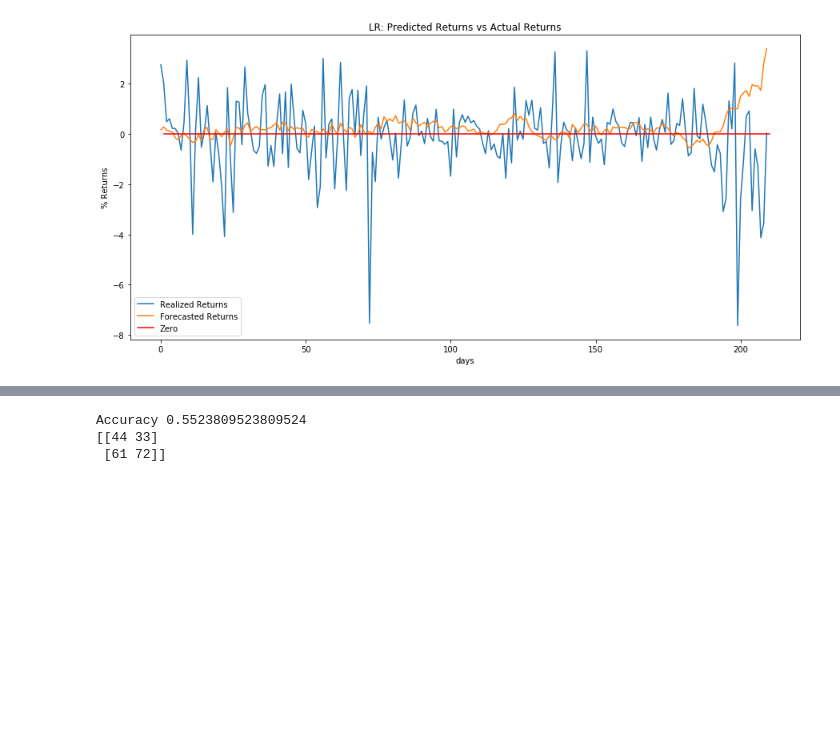
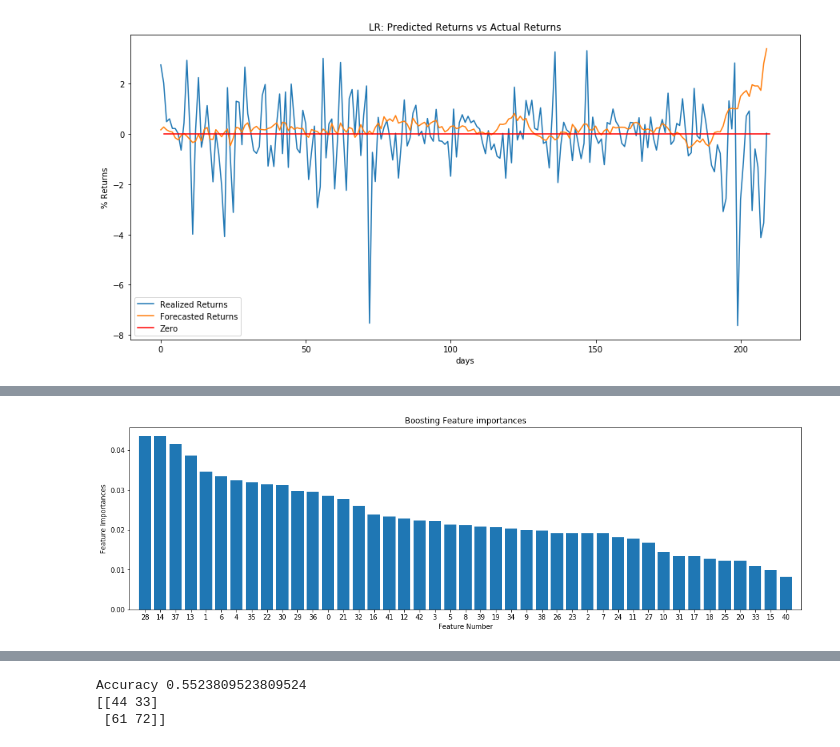
Before and after one commit to meenmo/Forecasting_Stock_Returns_via_Supervised_Learning, a Jupyter notebook: Code/AAT-DT_Final.ipynb, the cells around one changed output, grey strips where cells are left out. Cells and saved outputs as stored; diff of their text form; code cells hidden in the pictures; blank space fills up the shorter version.

```diff
--- a/Code/AAT-DT_Final.ipynb
+++ b/Code/AAT-DT_Final.ipynb
@@ -1404,0 +1395,19 @@ plt.show()
+# %%
+importances = boost.feature_importances_
+indices = np.argsort(importances)[::-1]
+plot_path = 'C:/Users/meenm/OneDrive - UW-Madison/Github/Stat479_project2/Stat479_Project/Plots/'
+
+# Plot the feature importances of the forest
+plt.figure(figsize=(18,5))
+plt.title("Boosting Feature importances")
+plt.bar(range(X_train.shape[1]), importances[indices])
+# If you want to define your own labels,
+# change indices to a list of labels on the following line.
+plt.xticks(range(X_train.shape[1]), indices)
+plt.xlim([-1, X_train.shape[1]])
+plt.ylabel('Feature Importances')
+plt.xlabel('Feature Number')
+plt.savefig(plot_path+'Boosting_Feature_Importance.png')
+plt.show()
+# %% [output]
+[figure, added]
```
Also changed, not shown: parts of 20 cells of this notebook.
